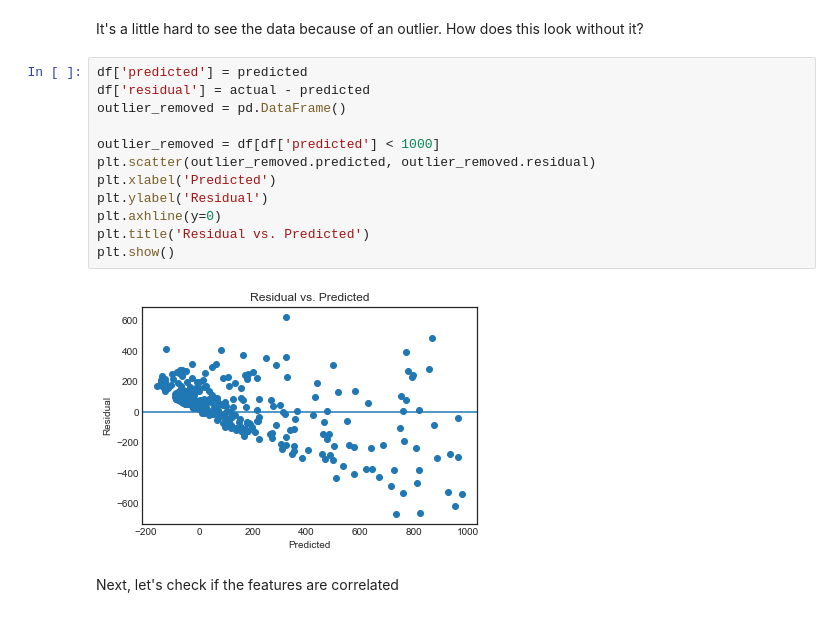
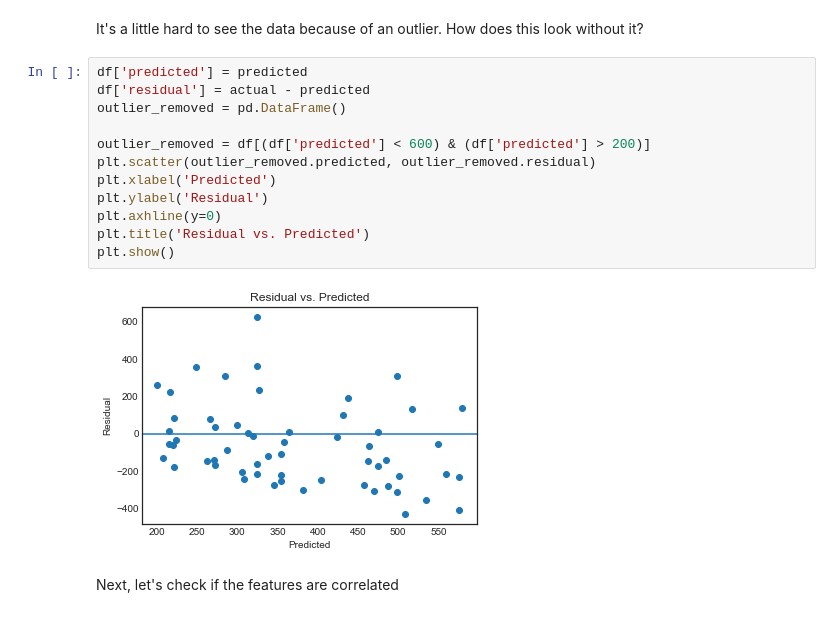
Before and after one commit to brianjinkim/thinkful_datascience, a Jupyter notebook: 2.4 Property Crime.ipynb, the cells around one changed output. Saved outputs shown, nothing was run; the diff lists cells and outputs as text.

```diff
--- a/2.4 Property Crime.ipynb
+++ b/2.4 Property Crime.ipynb
@@ -141,17 +160,17 @@ It's a little hard to see the data because of an outlier. How does this look wit
 # %%
 df['predicted'] = predicted
 df['residual'] = actual - predicted
 outlier_removed = pd.DataFrame()
 
-outlier_removed = df[df['predicted'] < 1000]
+outlier_removed = df[(df['predicted'] < 600) & (df['predicted'] > 200)]
 plt.scatter(outlier_removed.predicted, outlier_removed.residual)
 plt.xlabel('Predicted')
 plt.ylabel('Residual')
 plt.axhline(y=0)
 plt.title('Residual vs. Predicted')
 plt.show()
 # %% [output]
-[figure, old version]
+[figure, new version]
 # %% [markdown]
 Next, let's check if the features are correlated
 # %%
```
Also changed, not shown: parts of 4 cells of this notebook, 1 other file.
